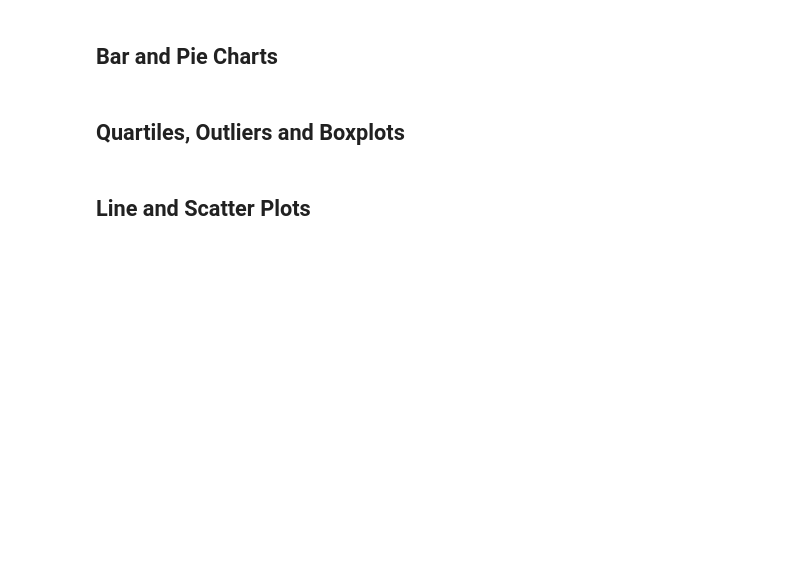
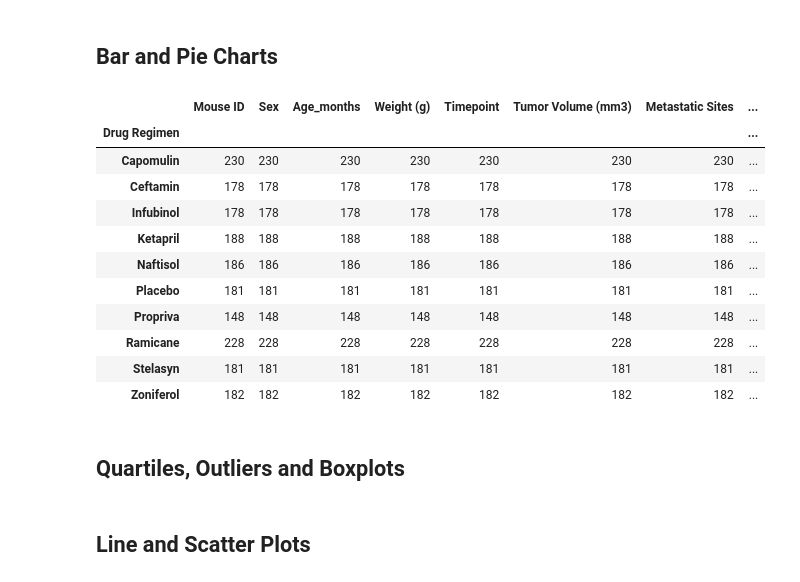
Before and after one commit to abaker178/matplotlib-challenge, a Jupyter notebook: pymaceuticals.ipynb, the cells around one changed output. Drawn from its saved outputs; the diff is of its cells as text; code cells hidden in the pictures; blank space fills up the shorter version.

```diff
--- a/pymaceuticals.ipynb
+++ b/pymaceuticals.ipynb
@@ -143,6 +164,21 @@ compare_drug_tumor
 ## Bar and Pie Charts
 # %%
 # Generate a bar plot showing the total number of measurements taken on each drug regimen using pandas.
+tests_per_drug = combined_data.groupby("Drug Regimen")["Timepoint"].count()
+tests_per_drug
+# %% [output]
+|  | Mouse ID | Sex | Age_months | Weight (g) | Timepoint | Tumor Volume (mm3) | Metastatic Sites | ... |
+| Drug Regimen |  |  |  |  |  |  |  | ... |
+| Capomulin | 230 | 230 | 230 | 230 | 230 | 230 | 230 | ... |
+| Ceftamin | 178 | 178 | 178 | 178 | 178 | 178 | 178 | ... |
+| Infubinol | 178 | 178 | 178 | 178 | 178 | 178 | 178 | ... |
+| Ketapril | 188 | 188 | 188 | 188 | 188 | 188 | 188 | ... |
+| Naftisol | 186 | 186 | 186 | 186 | 186 | 186 | 186 | ... |
+| Placebo | 181 | 181 | 181 | 181 | 181 | 181 | 181 | ... |
+| Propriva | 148 | 148 | 148 | 148 | 148 | 148 | 148 | ... |
+| Ramicane | 228 | 228 | 228 | 228 | 228 | 228 | 228 | ... |
+| Stelasyn | 181 | 181 | 181 | 181 | 181 | 181 | 181 | ... |
+| Zoniferol | 182 | 182 | 182 | 182 | 182 | 182 | 182 | ... |
 # %%
 # Generate a bar plot showing the total number of measurements taken on each drug regimen using pyplot.
 # %%
```
Also changed, not shown: parts of 6 cells of this notebook.
